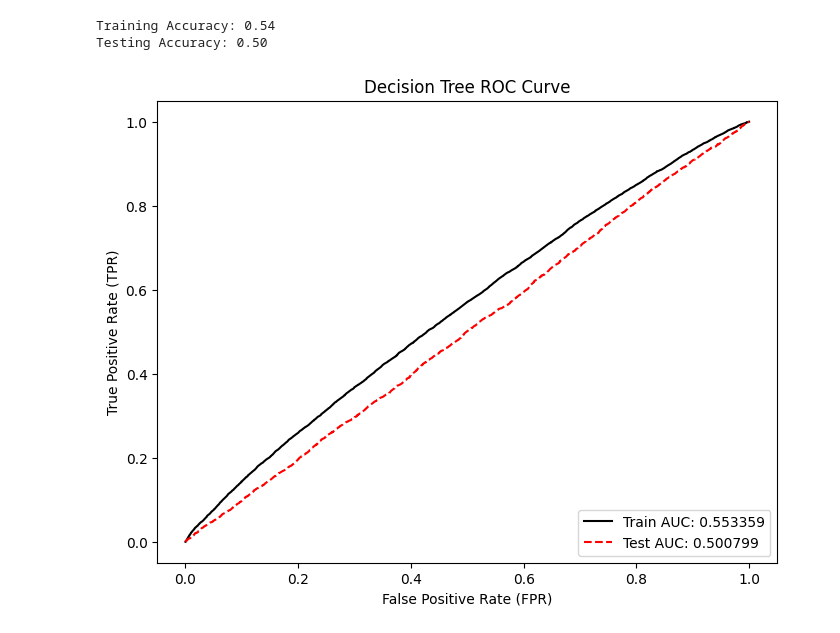
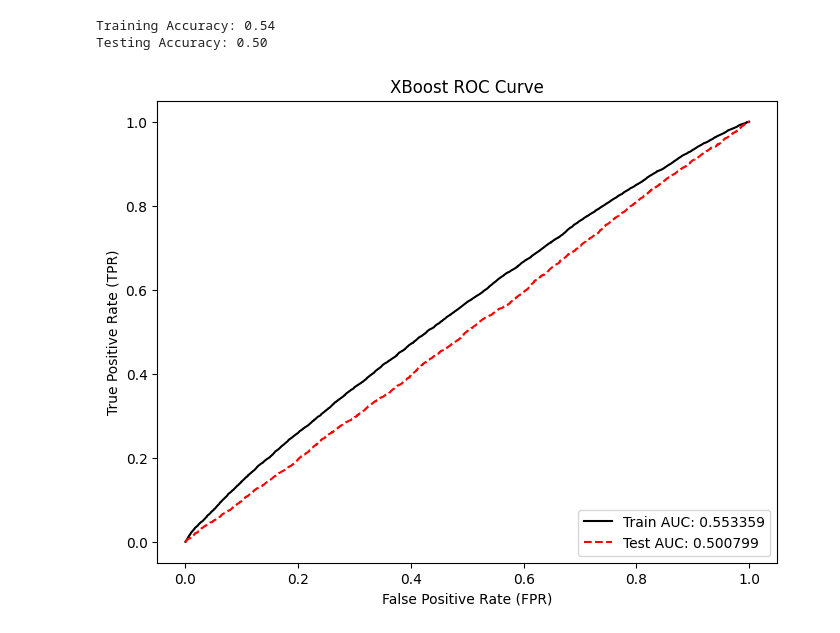
Before and after one commit to Kermit3T/bot-detection-project, a Jupyter notebook: twitter-bot-detection/IPython NoteBooks/BotDetection.ipynb, the cells around one changed output. Drawn from its saved outputs; the diff is of its cells as text; code cells hidden in the pictures.

```diff
--- a/twitter-bot-detection/IPython NoteBooks/BotDetection.ipynb
+++ b/twitter-bot-detection/IPython NoteBooks/BotDetection.ipynb
@@ -268,20 +267,20 @@ Testing Accuracy: 0.50
 # %%
 scores_train = clf.predict_proba(X_train)[:, 1]
 scores_test = clf.predict_proba(X_test)[:, 1]
 
 fpr_train, tpr_train, _ = roc_curve(y_train, scores_train, pos_label=1)
 fpr_test, tpr_test, _ = roc_curve(y_test, scores_test, pos_label=1)
 
 auc_train = auc(fpr_train, tpr_train)
 auc_test = auc(fpr_test, tpr_test)
 
 plt.figure(figsize=(8, 6))
 plt.plot(fpr_train, tpr_train, color='black', label=f'Train AUC: {auc_train:.6f}')
 plt.plot(fpr_test, tpr_test, color='red', ls='--', label=f'Test AUC: {auc_test:.6f}')
-plt.title("Decision Tree ROC Curve")
+plt.title("XBoost ROC Curve")
 plt.xlabel("False Positive Rate (FPR)")
 plt.ylabel("True Positive Rate (TPR)")
 plt.legend(loc='lower right')
 plt.show()
 # %% [output]
-[figure, old version]
+[figure, new version]
```
Also changed, not shown: parts of 2 cells of this notebook.
